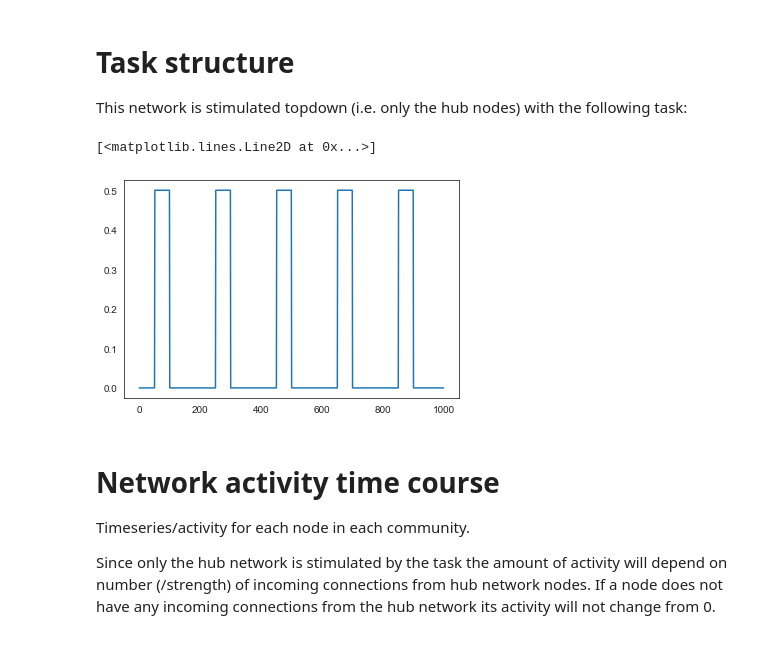
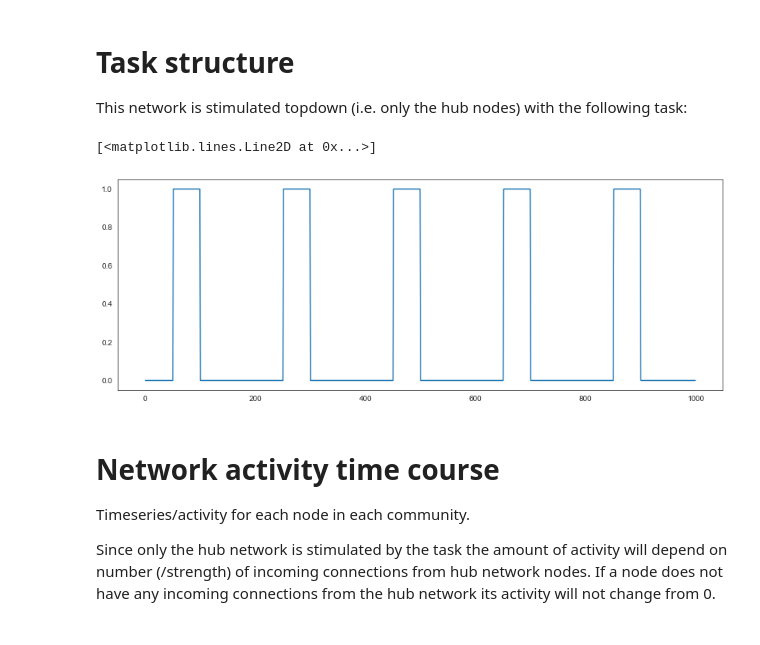
Before and after one commit to zenkavi/NeuralMassModels, a Jupyter notebook: TheoreticalResults/Zenkavi_Simulations/POC_minimal_model.ipynb, the cells around one changed output. Saved outputs shown, nothing was run; the diff lists cells and outputs as text; code cells hidden in the pictures.

```diff
--- a/TheoreticalResults/Zenkavi_Simulations/POC_minimal_model.ipynb
+++ b/TheoreticalResults/Zenkavi_Simulations/POC_minimal_model.ipynb
@@ -92,13 +95,13 @@ This network is stimulated topdown (i.e. only the hub nodes) with the following
 # %%
 sa = 50
 ea = 100
 iv = 200
 tasktiming, stimtimes = make_stimtimes(Tmax=1000, dt=1, stim_nodes= stim_nodes_td, stim_mag=0.5, sa = sa, ea = ea, iv = iv,
                           ncommunities = ncommunities, nodespercommunity = nodespercommunity)
-plt.plot(stimtimes[0])
+plt.plot(tasktiming)
 # %% [output]
 [<matplotlib.lines.Line2D at 0x...>]
-[figure, old version]
+[figure, new version]
 # %%
 taskdata, _ = model.networkModel(W, Tmax=Tmax,dt=dt,
                                      g=1, s=1, tau=1, I=stimtimes,
```
Also changed, not shown: parts of 12 cells of this notebook, 2 other files.
